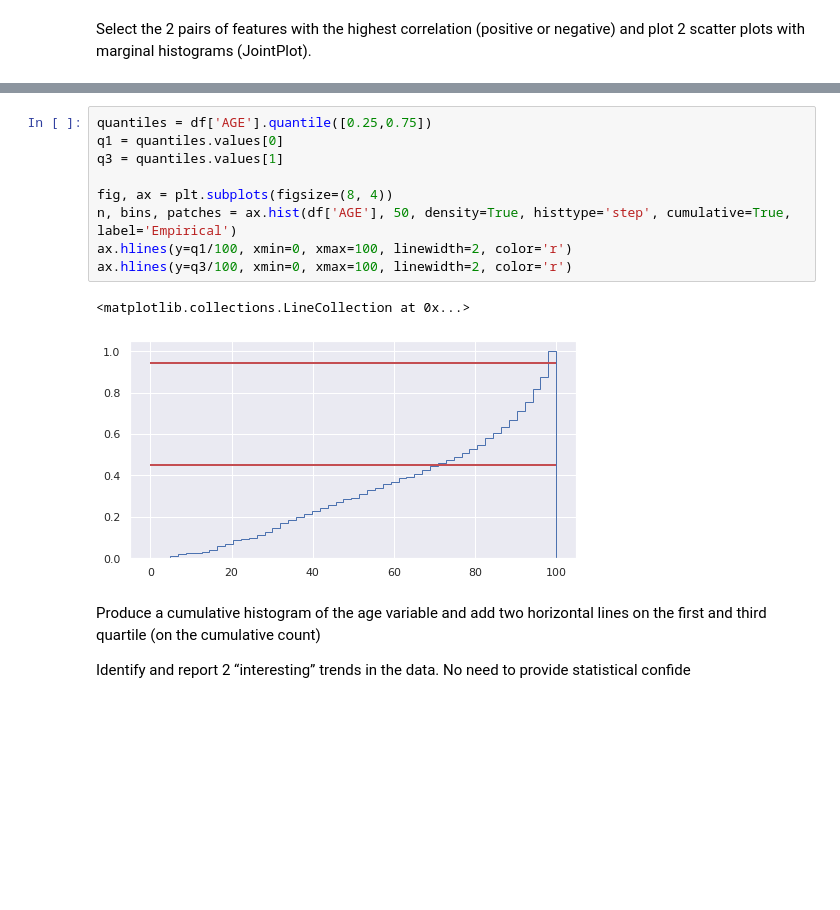
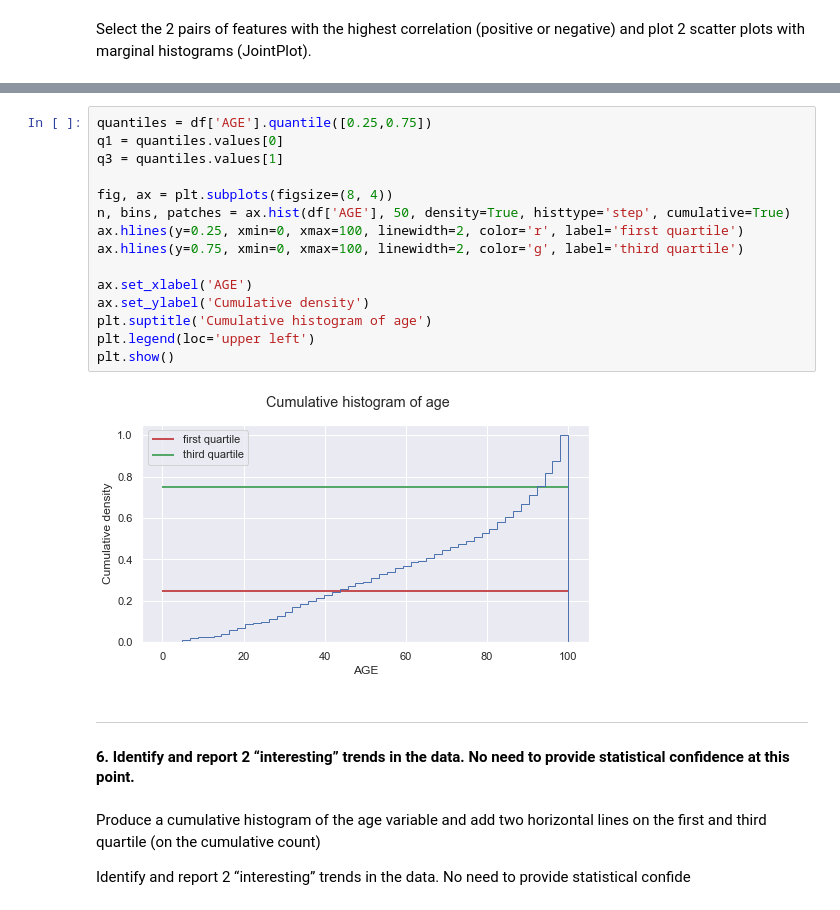
Before and after one commit to ronigold/Statistics_HW, a Jupyter notebook: HW2.ipynb, the cells around one changed output, grey strips where cells are left out. Cells and saved outputs as stored; diff of their text form; blank space fills up the shorter version.

```diff
--- a/HW2.ipynb
+++ b/HW2.ipynb
@@ -141,15 +179,23 @@ Produce a cumulative histogram of the age variable and add two horizontal lines
 # %%
 quantiles = df['AGE'].quantile([0.25,0.75])
 q1 = quantiles.values[0]
 q3 = quantiles.values[1]
 
 fig, ax = plt.subplots(figsize=(8, 4))
-n, bins, patches = ax.hist(df['AGE'], 50, density=True, histtype='step', cumulative=True, label='Empirical')
-ax.hlines(y=q1/100, xmin=0, xmax=100, linewidth=2, color='r')
-ax.hlines(y=q3/100, xmin=0, xmax=100, linewidth=2, color='r')
+n, bins, patches = ax.hist(df['AGE'], 50, density=True, histtype='step', cumulative=True)
+ax.hlines(y=0.25, xmin=0, xmax=100, linewidth=2, color='r', label='first quartile')
+ax.hlines(y=0.75, xmin=0, xmax=100, linewidth=2, color='g', label='third quartile')
+
+ax.set_xlabel('AGE')
+ax.set_ylabel('Cumulative density')
+plt.suptitle('Cumulative histogram of age')
+plt.legend(loc='upper left')
+plt.show()
 # %% [output]
-<matplotlib.collections.LineCollection at 0x...>
-[figure, old version]
+[figure, new version]
+# %% [markdown]
+---
+#### 6. Identify and report 2 “interesting” trends in the data. No need to provide statistical confidence at this point.
 # %% [markdown]
 Produce a cumulative histogram of the age variable and add two horizontal lines on the first and third quartile (on the cumulative count)
 
```
Also changed, not shown: parts of 34 cells of this notebook.
